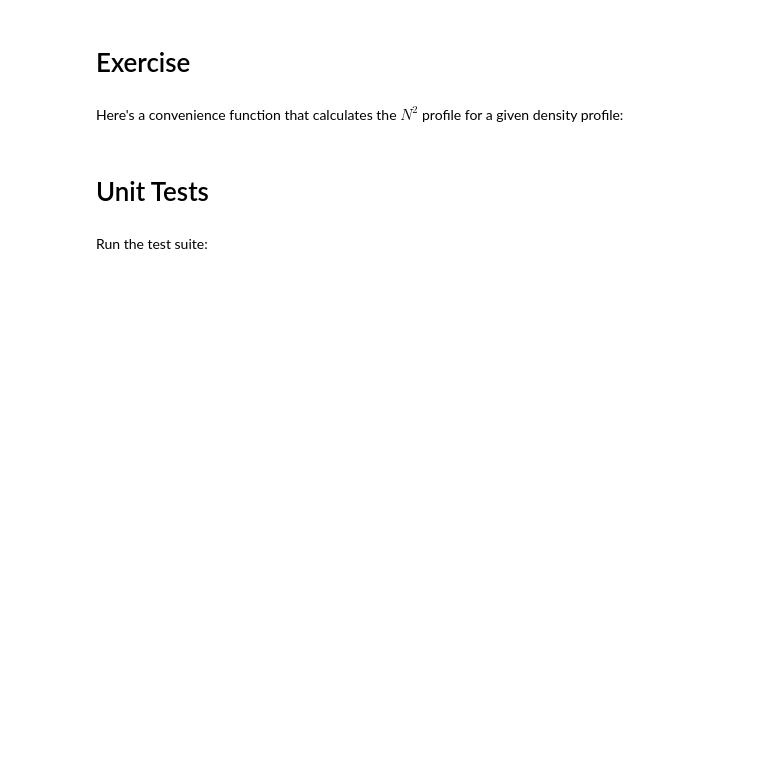
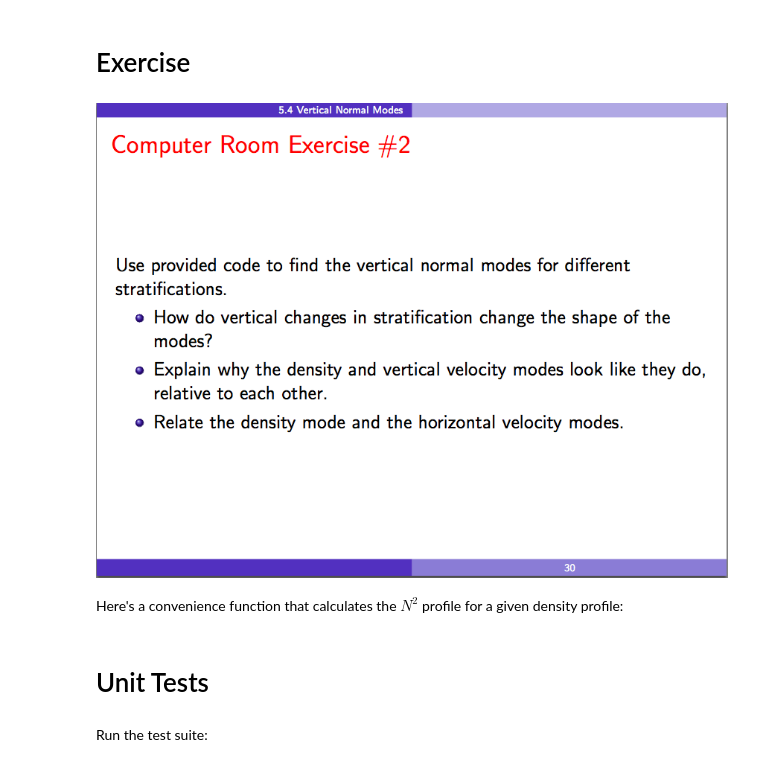
Before and after one commit to UBC-MOAD/AIMS-Workshop, a Jupyter notebook: dynmodes/dynmodes.ipynb, the cells around one changed output. Saved outputs shown, nothing was run; the diff lists cells and outputs as text; code cells hidden in the pictures; blank space fills up the shorter version.

Commit message:
Add image of exercise instructions slide.

```diff
--- a/dynmodes/dynmodes.ipynb
+++ b/dynmodes/dynmodes.ipynb
@@ -237,5 +237,10 @@ plot_modes(Nsq, depth, 3, wmodes, pmodes, rmodes)
 # %% [markdown]
 # Exercise #
+# %%
+from IPython.core.display import Image
+Image(filename='aims_allen_exercise_2.png')
+# %% [output]
+[figure, added]
 # %% [markdown]
 Here's a convenience function that calculates the $N^2$ profile for a given density profile:
 # %%
```
Also changed, not shown: parts of 6 cells of this notebook.
